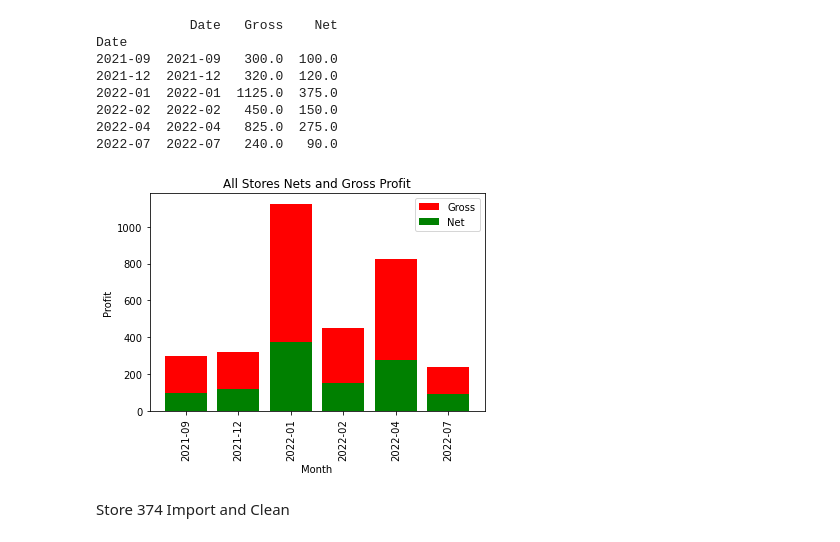
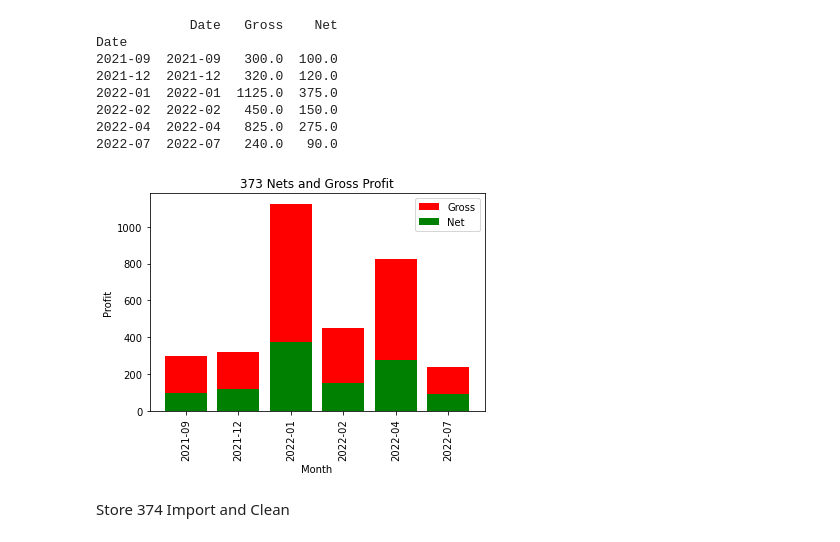
Before and after one commit to dmorton714/vis, a Jupyter notebook: import_ready.ipynb, the cells around one changed output. Drawn from its saved outputs; the diff is of its cells as text; code cells hidden in the pictures.

```diff
--- a/import_ready.ipynb
+++ b/import_ready.ipynb
@@ -302,30 +316,30 @@ Date
 # %%
 # x-coordinates of left sides of bars
 left = df2['Date']
 
 # heights of bars
 Gross = df2['Gross']
 Net = df2['Net']
 
 # labels for bars
 tick_label = df2['Date']
 
 # plotting a bar chart
 plt.bar(left, Gross, tick_label = tick_label, width = 0.8, color = ['red'], label = 'Gross')
 plt.bar(left, Net, tick_label = tick_label, width = 0.8, color = ['green'], label = 'Net' )
 plt.xticks(rotation='vertical')
 
 # naming the x-axis
 plt.xlabel('Month')
 # naming the y-axis
 plt.ylabel('Profit')
 # plot title
-plt.title('All Stores Nets and Gross Profit')
+plt.title('373 Nets and Gross Profit')
 plt.legend(loc="best")
 # function to show the plot
 plt.show()
 # %% [output]
-[figure, old version]
+[figure, new version]
 # %% [markdown]
 Store 374 Import and Clean
 # %%
```
Also changed, not shown: parts of 12 cells of this notebook, 3 other files.
